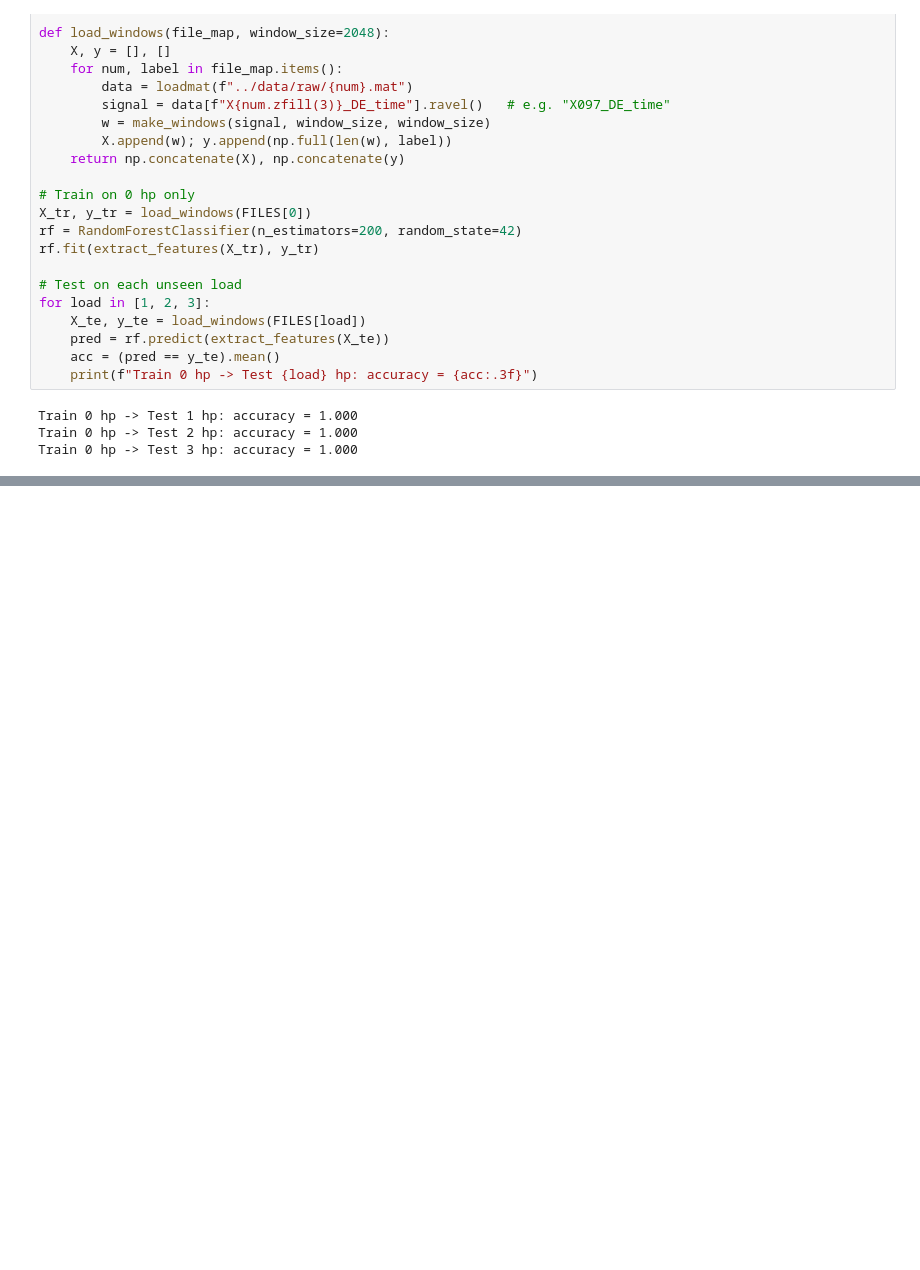
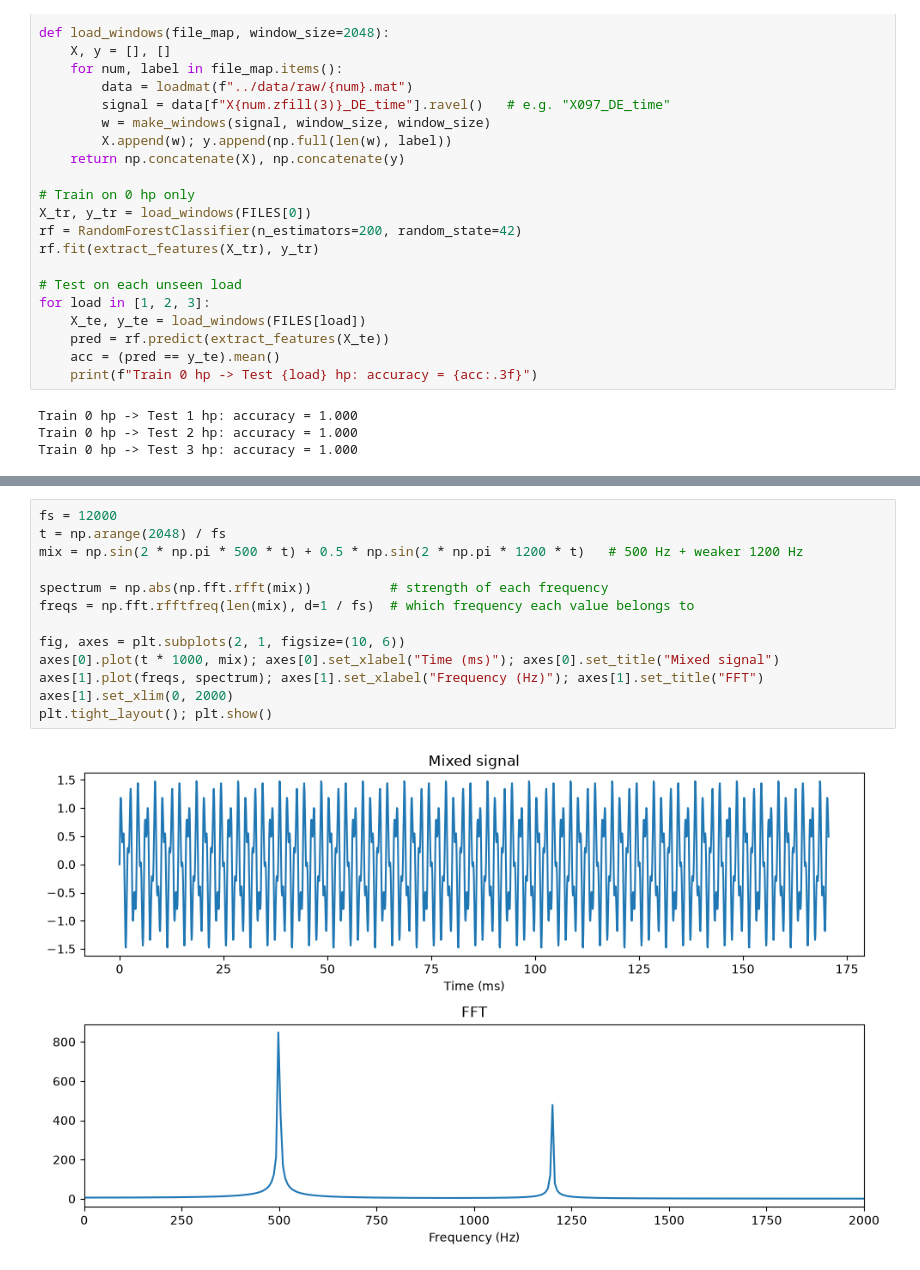
Before and after one commit to Batubttl/Bearing-fault-detection, a Jupyter notebook: notebooks/01_exploration.ipynb, the cells around one changed output, grey strips where cells are left out. Cells and saved outputs as stored; diff of their text form; blank space fills up the shorter version.

```diff
--- a/notebooks/01_exploration.ipynb
+++ b/notebooks/01_exploration.ipynb
@@ -269,0 +288,15 @@ print(confusion_matrix(y_te, pred))
+# %%
+fs = 12000
+t = np.arange(2048) / fs
+mix = np.sin(2 * np.pi * 500 * t) + 0.5 * np.sin(2 * np.pi * 1200 * t)   # 500 Hz + weaker 1200 Hz
+
+spectrum = np.abs(np.fft.rfft(mix))          # strength of each frequency
+freqs = np.fft.rfftfreq(len(mix), d=1 / fs)  # which frequency each value belongs to
+
+fig, axes = plt.subplots(2, 1, figsize=(10, 6))
+axes[0].plot(t * 1000, mix); axes[0].set_xlabel("Time (ms)"); axes[0].set_title("Mixed signal")
+axes[1].plot(freqs, spectrum); axes[1].set_xlabel("Frequency (Hz)"); axes[1].set_title("FFT")
+axes[1].set_xlim(0, 2000)
+plt.tight_layout(); plt.show()
+# %% [output]
+[figure, added]
```
Also changed, not shown: parts of 5 cells of this notebook.
